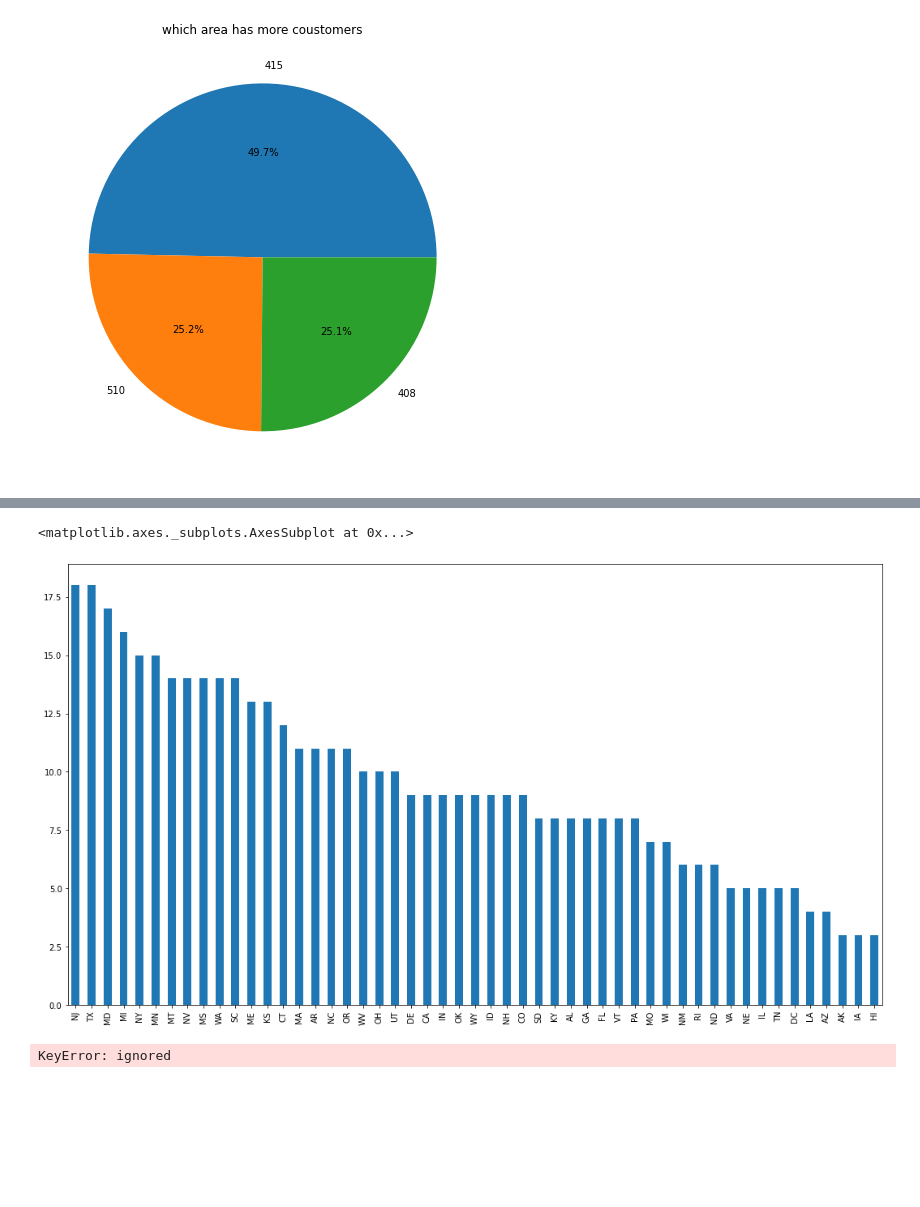
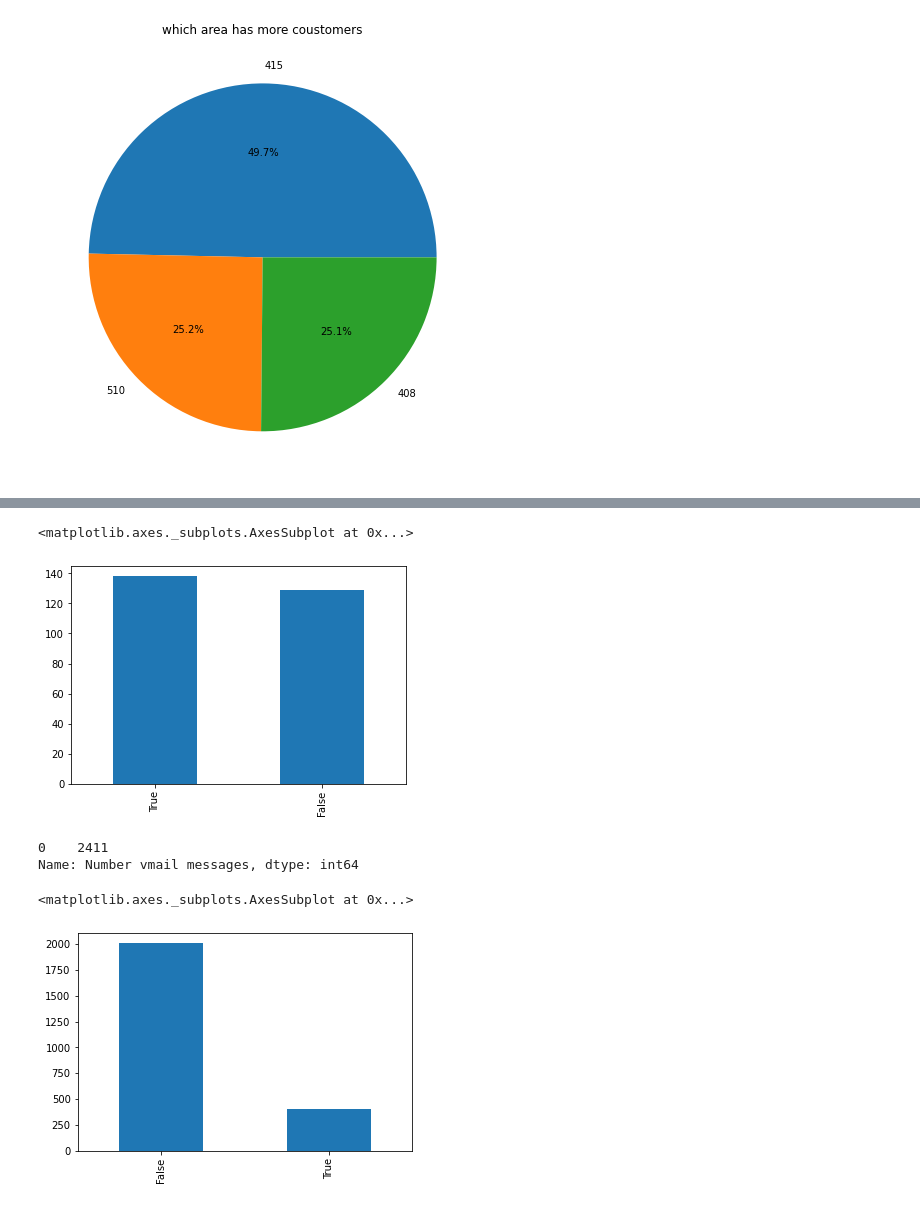
Before and after one commit to vasu122002/Telecom_Churn_Analysis, a Jupyter notebook: Telecom_Churn_Analysis_Capstone_Project.ipynb, the cells around one changed output, grey strips where cells are left out. Saved outputs shown, nothing was run; the diff lists cells and outputs as text; code cells hidden in the pictures; blank space fills up the shorter version.

```diff
--- a/Telecom_Churn_Analysis_Capstone_Project.ipynb
+++ b/Telecom_Churn_Analysis_Capstone_Project.ipynb
@@ -129,10 +247,17 @@ n_data  = data[data['Churn'] == True]
+# %%
+csc  = data[data['Customer service calls'] > 3]
+csc['Churn'].value_counts().plot(kind  = 'bar')
+# %% [output]
+<matplotlib.axes._subplots.AxesSubplot at 0x...>
+[figure, added]
+# %%
+vms  = data[data['Number vmail messages']  == 0]
+vms['Number vmail messages'].value_counts()
+# %% [output]
+0    2411
+Name: Number vmail messages, dtype: int64
 # %%
-plt.figure(figsize  = (18,10))
-n_data['State'].value_counts().plot(kind  = 'bar')
+vms['Churn'].value_counts().plot(kind  = 'bar')
 # %% [output]
 <matplotlib.axes._subplots.AxesSubplot at 0x...>
-[figure, old version]
+[figure, new version]
-# %%
-n_data['State'].value_counts()[1:,:]
-# %% [output]
-KeyError: ignored
```
Also changed, not shown: parts of 21 cells of this notebook.
